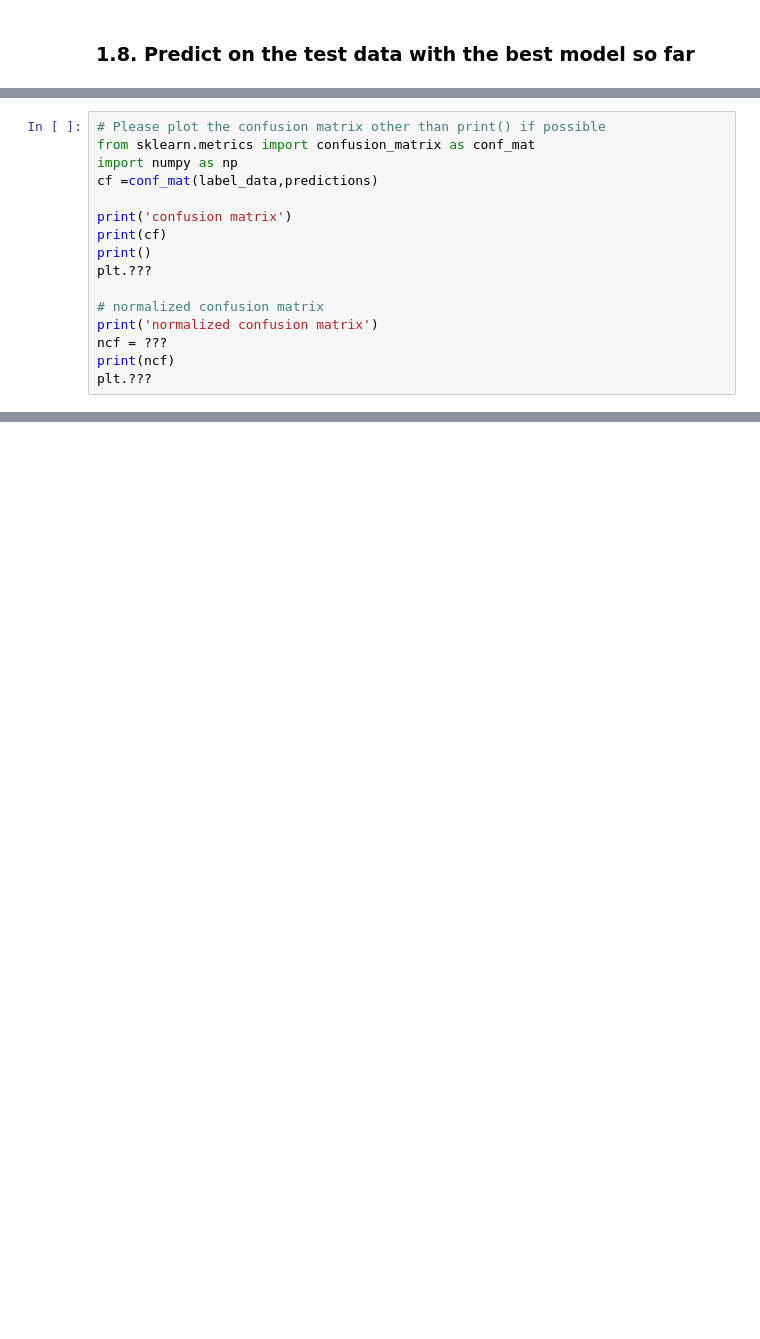
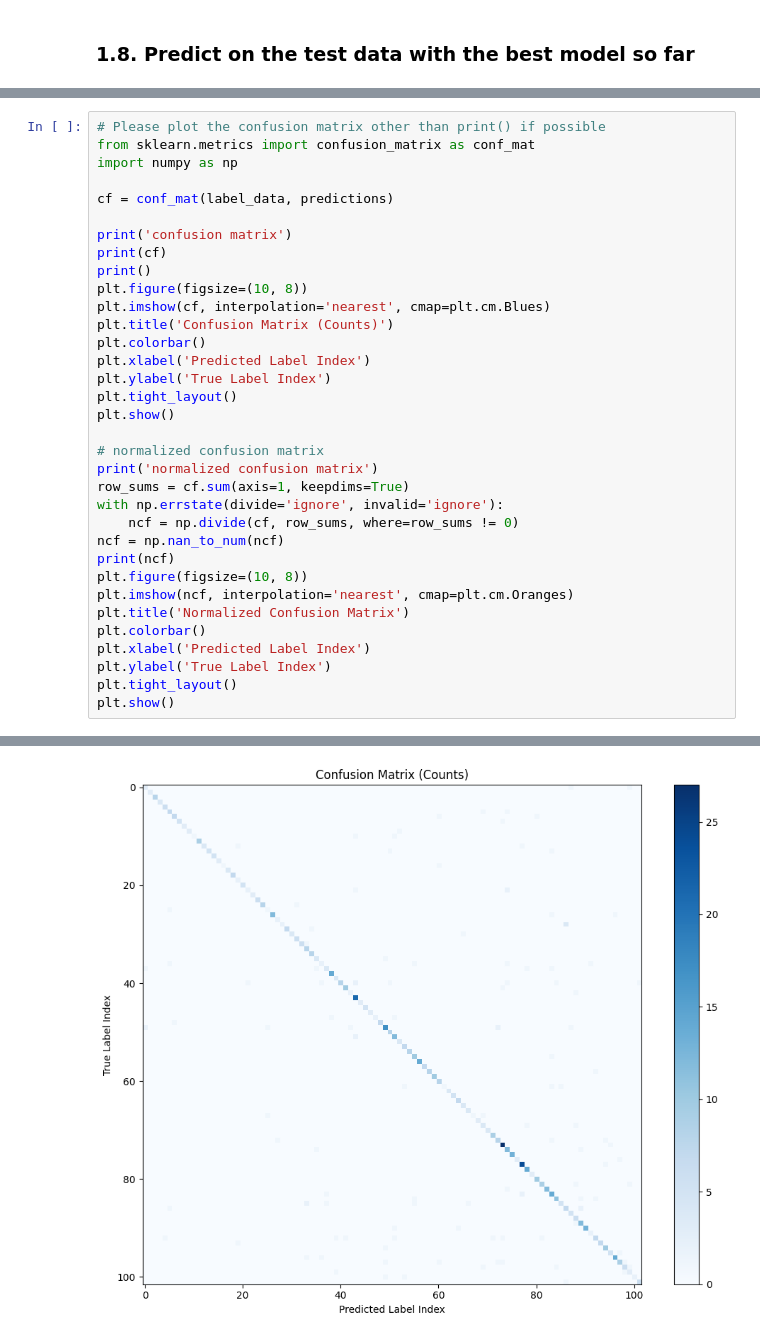
Before and after one commit to RedLynx101/Computer-Vision-IAI, a Jupyter notebook: 95-891 hw3_skeleton.ipynb, the cells around one changed output, grey strips where cells are left out. Cells and saved outputs as stored; diff of their text form; blank space fills up the shorter version.

```diff
--- a/95-891 hw3_skeleton.ipynb
+++ b/95-891 hw3_skeleton.ipynb
@@ -362,15 +389,34 @@ print('Test Accuracy:', test_accuracy.item() / test_len)
 # Please plot the confusion matrix other than print() if possible
 from sklearn.metrics import confusion_matrix as conf_mat
 import numpy as np
-cf =conf_mat(label_data,predictions)
+
+cf = conf_mat(label_data, predictions)
 
 print('confusion matrix')
 print(cf)
 print()
-plt.???
+plt.figure(figsize=(10, 8))
+plt.imshow(cf, interpolation='nearest', cmap=plt.cm.Blues)
+plt.title('Confusion Matrix (Counts)')
+plt.colorbar()
+plt.xlabel('Predicted Label Index')
+plt.ylabel('True Label Index')
+plt.tight_layout()
+plt.show()
 
 # normalized confusion matrix
 print('normalized confusion matrix')
-ncf = ???
+row_sums = cf.sum(axis=1, keepdims=True)
+with np.errstate(divide='ignore', invalid='ignore'):
+    ncf = np.divide(cf, row_sums, where=row_sums != 0)
+ncf = np.nan_to_num(ncf)
 print(ncf)
-plt.???
+plt.figure(figsize=(10, 8))
+plt.imshow(ncf, interpolation='nearest', cmap=plt.cm.Oranges)
+plt.title('Normalized Confusion Matrix')
+plt.colorbar()
+plt.xlabel('Predicted Label Index')
+plt.ylabel('True Label Index')
+plt.tight_layout()
+plt.show()
+# %% [output]
@@ -376,0 +431 @@ plt.???
+[figure, added]
```
Also changed, not shown: parts of 20 cells of this notebook, 1 other file.
